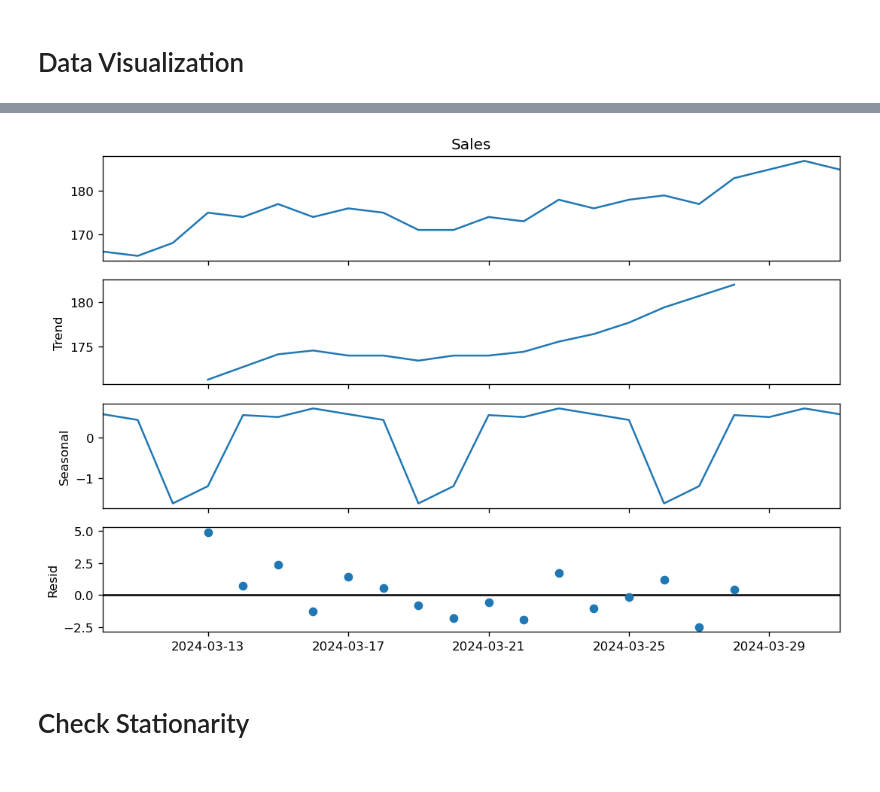
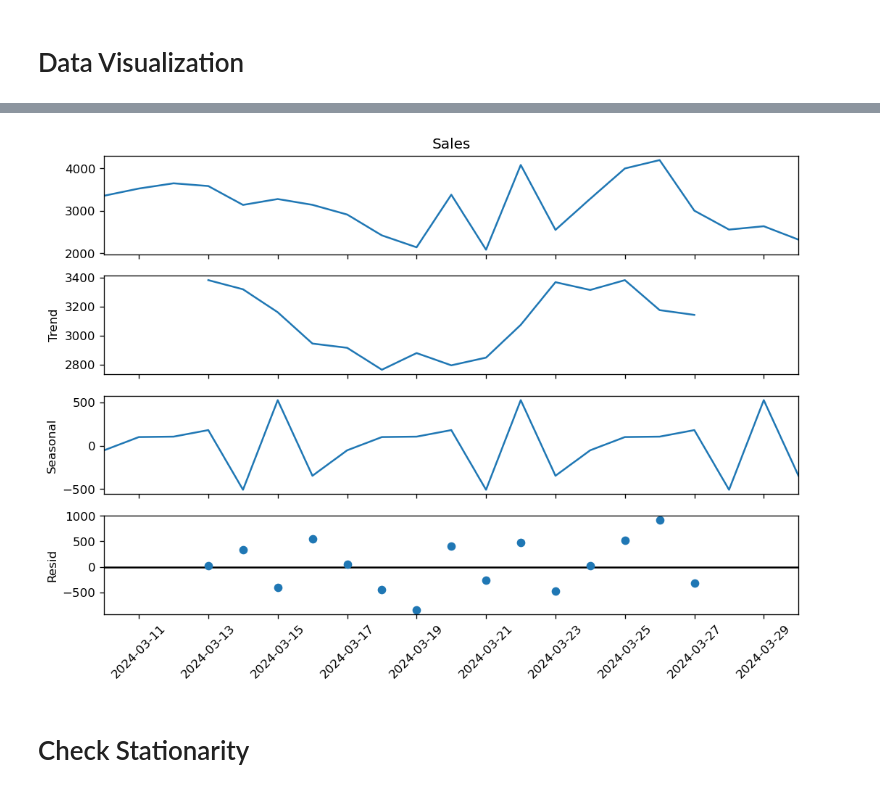
Before and after one commit to kiet-git/shopee_sales_project, a Jupyter notebook: sales_forecasting.ipynb, the cells around one changed output, grey strips where cells are left out. Saved outputs shown, nothing was run; the diff lists cells and outputs as text; code cells hidden in the pictures.

```diff
--- a/sales_forecasting.ipynb
+++ b/sales_forecasting.ipynb
@@ -91,0 +103,2 @@ array([18363975])
+# %%
+df_org['Sales'] = abs(df_org.groupby('itemid')['historical_sold'].diff(-1))
@@ -92,7 +125,7 @@ array([18363975])
 # %%
 df_org['Date'] = pd.to_datetime(df_org['Date'])
-df_sales = df_org.groupby("Date").size().reset_index(name='Sales').set_index(["Date"])
-df_sales.head()
+df_sales = df_org.groupby("Date")["Sales"].sum().reset_index(name='Sales').set_index(["Date"])
+df_sales
 # %% [output]
 |  | Sales |
 | Date |  |
@@ -106,3 +150,5 @@ df_sales.isnull().sum()
 # %% [output]
 Sales    0
 dtype: int64
+# %%
+df_sales = df_sales[df_sales.index != "2024-03-31"]
@@ -140,12 +199,13 @@ plt.show()
 # %%
 from pylab import rcParams
 rcParams['figure.figsize'] = 9, 6
 
 decomposition = sm.tsa.seasonal_decompose(df_sales['Sales'], model='additive')
 fig = decomposition.plot()
+plt.xticks(rotation=45)
 plt.show()
 # %% [output]
-[figure, old version]
+[figure, new version]
 # %% [markdown]
 # Check Stationarity
 # %% [markdown]
```
Also changed, not shown: parts of 41 cells of this notebook.
